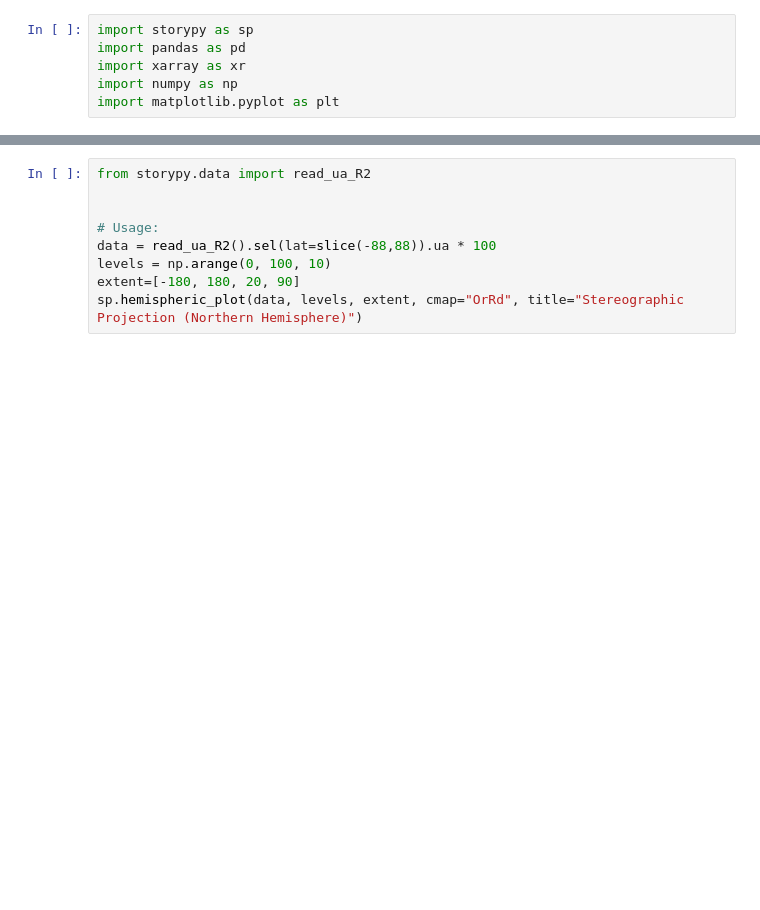
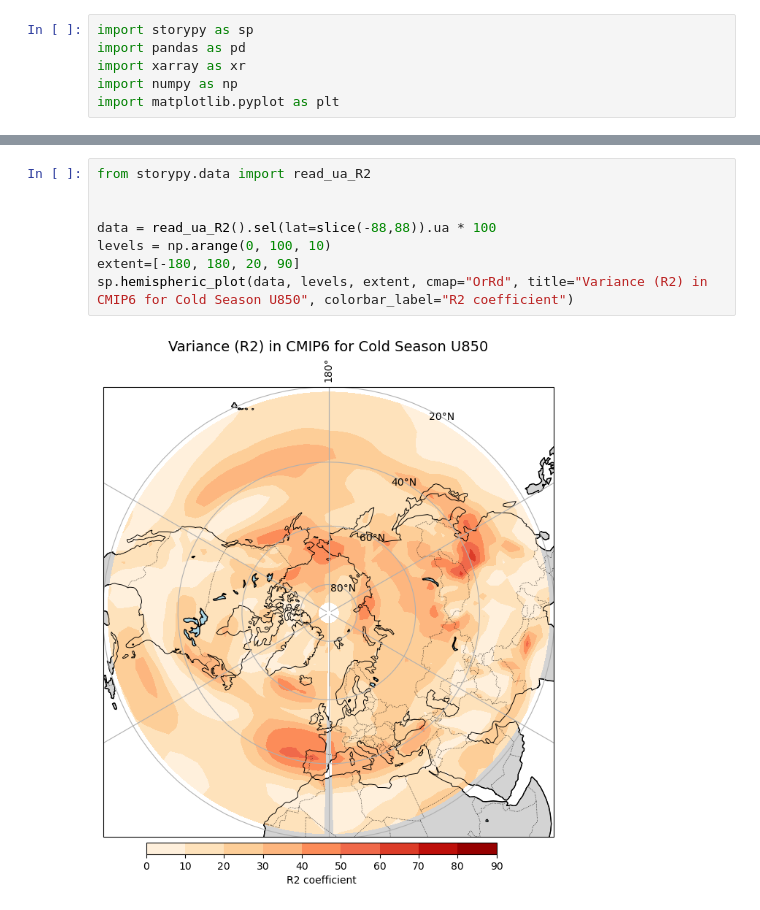
Before and after one commit to LIM-Climate-Causality/storypy, a Jupyter notebook: notebooks/zappa_shepherd.ipynb, the cells around one changed output, grey strips where cells are left out. Cells and saved outputs as stored; diff of their text form; blank space fills up the shorter version.

```diff
--- a/notebooks/zappa_shepherd.ipynb
+++ b/notebooks/zappa_shepherd.ipynb
@@ -34,12 +52,13 @@ fig = sp.create_three_panel_figure(coefficients, extent, levels, cmaps, titles)
 # %%
 from storypy.data import read_ua_R2
 
 
-# Usage:
 data = read_ua_R2().sel(lat=slice(-88,88)).ua * 100
 levels = np.arange(0, 100, 10)
 extent=[-180, 180, 20, 90]
-sp.hemispheric_plot(data, levels, extent, cmap="OrRd", title="Stereographic Projection (Northern Hemisphere)")
+sp.hemispheric_plot(data, levels, extent, cmap="OrRd", title="Variance (R2) in CMIP6 for Cold Season U850", colorbar_label="R2 coefficient")
+# %% [output]
+[figure, added]
 # %%
 from storypy.data import read_pr_regression_coefficients
 
```
Also changed, not shown: parts of 13 cells of this notebook, 2 other files.
